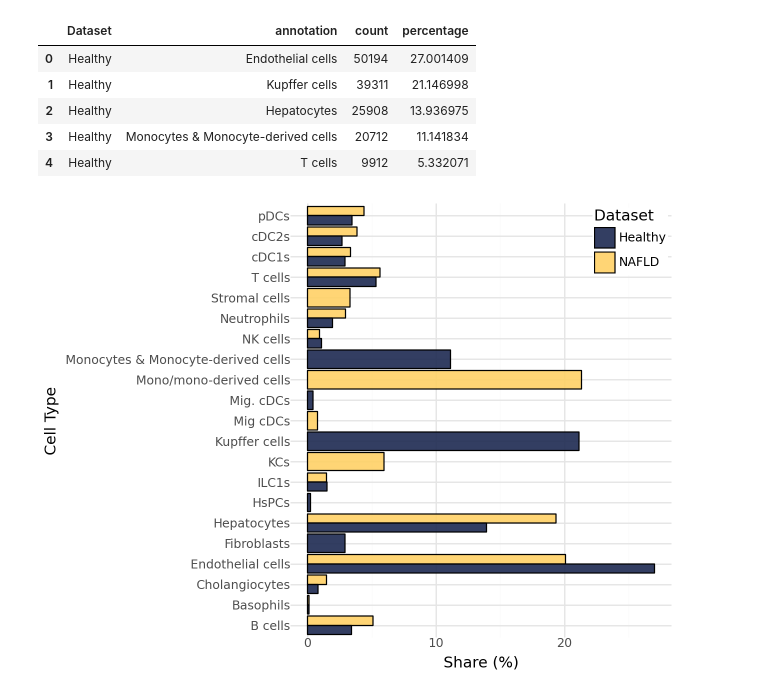
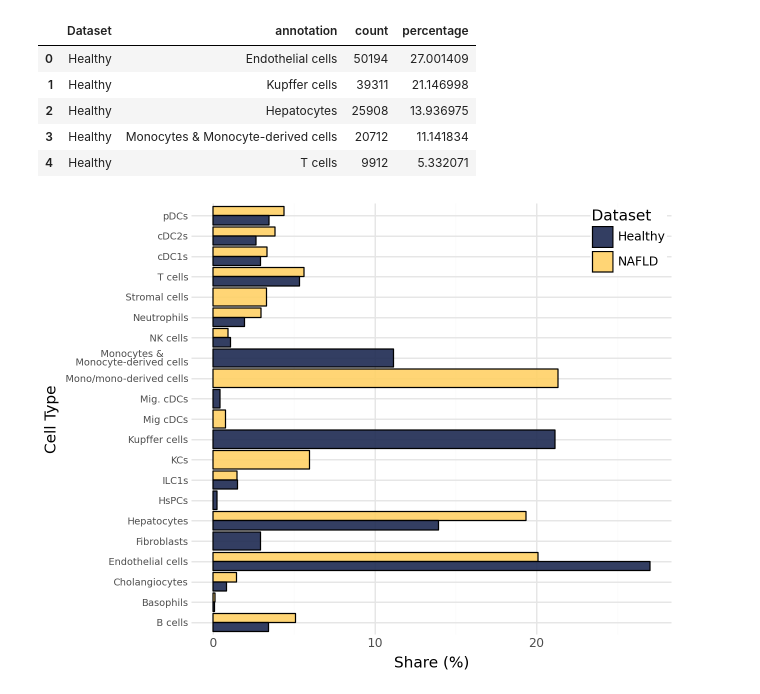
Before and after one commit to ChrisKoll/EDA-Spatial-Liver, a Jupyter notebook: py/2_visualize_train_integration.ipynb, the cells around one changed output. Drawn from its saved outputs; the diff is of its cells as text; code cells hidden in the pictures.

```diff
--- a/py/2_visualize_train_integration.ipynb
+++ b/py/2_visualize_train_integration.ipynb
@@ -376,21 +378,21 @@ cell_types.head(5)
 # %%
 plot = (
     ggplot(cell_types, aes(x="annotation", y="percentage", fill="Dataset"))
     + geom_col(position="dodge", alpha=0.9, color="black")
     + coord_flip()
     + scale_fill_manual(values=["#1D2951", "#FFD166"])
     + labs(x="Cell Type", y="Share (%)")
     + theme_minimal()
     + theme(
         plot_background=element_rect(fill="#ffffff", color="#ffffff"),
         legend_position=(0.99, 0.99),
         legend_justification=(1, 1),
         legend_background=element_rect(fill="white", color="none"),
+        axis_text_y=element_text(size=7),
     )
 )
 
-ggsave(plot, filename=save_dir / "train_cell_types.png")
-
+plot.save(save_dir / "train_cell_types.svg", dpi=300)
 plot
 # %% [output]
-[figure, old version]
+[figure, new version]
```
Also changed, not shown: parts of 1 cell of this notebook, 30 other files.
